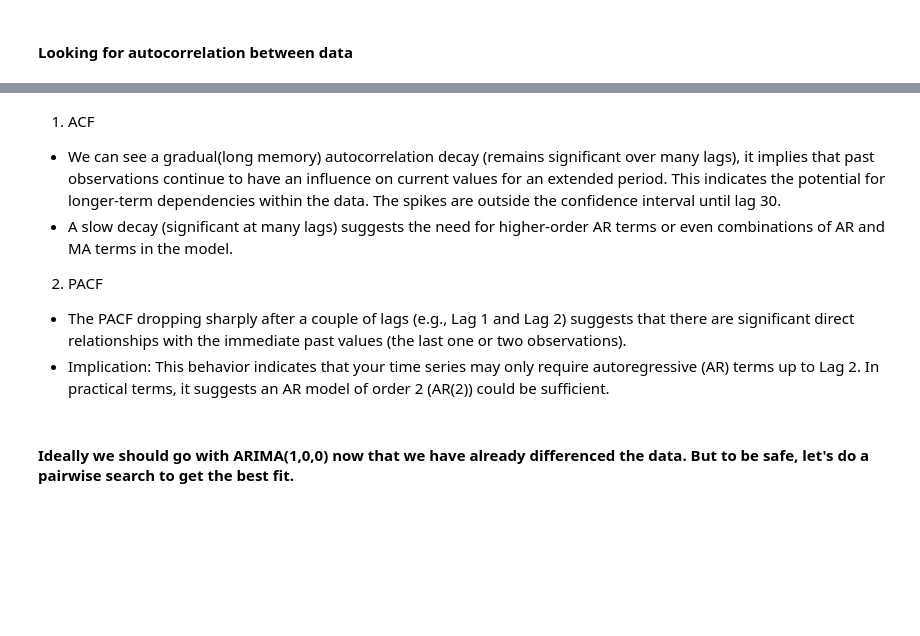
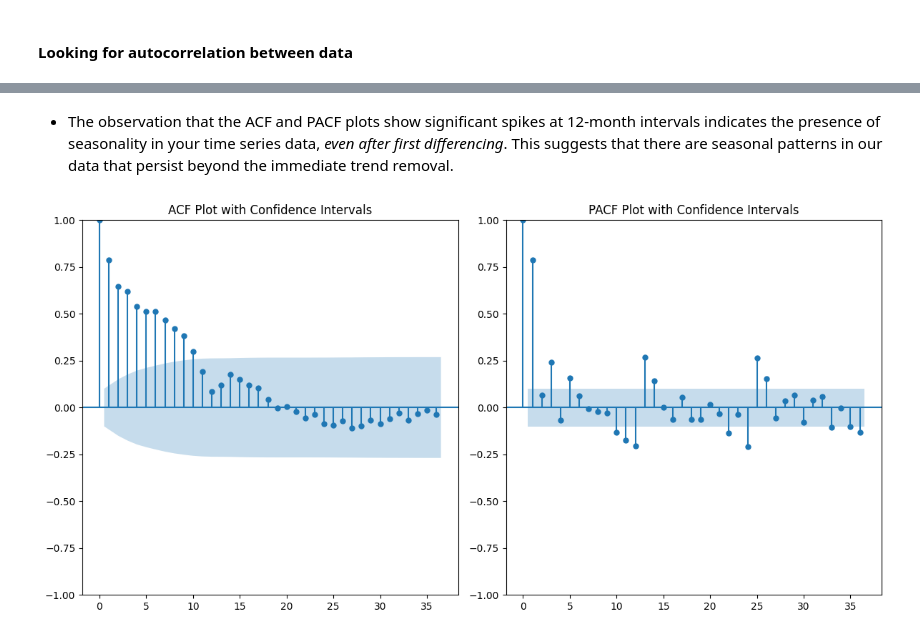
Before and after one commit to snehsuresh/llm-forecasting-ccb, a Jupyter notebook: experiment.ipynb, the cells around one changed output, grey strips where cells are left out. Drawn from its saved outputs; the diff is of its cells as text; code cells hidden in the pictures; blank space fills up the shorter version.

```diff
--- a/experiment.ipynb
+++ b/experiment.ipynb
@@ -152,10 +154,21 @@ plt.show()
-# %% [markdown]
-1. ACF
-- We can see a gradual(long memory) autocorrelation decay (remains significant over many lags), it implies that past observations continue to have an influence on current values for an extended period. This indicates the potential for longer-term dependencies within the data. The spikes are outside the confidence interval until lag 30.
-- A slow decay (significant at many lags) suggests the need for higher-order AR terms or even combinations of AR and MA terms in the model.
-
-2. PACF
-- The PACF dropping sharply after a couple of lags (e.g., Lag 1 and Lag 2) suggests that there are significant direct relationships with the immediate past values (the last one or two observations).
-- Implication: This behavior indicates that your time series may only require autoregressive (AR) terms up to Lag 2. In practical terms, it suggests an AR model of order 2 (AR(2)) could be sufficient.
-# %% [markdown]
-#### Ideally we should go with ARIMA(1,0,0) now that we have already differenced the data. But to be safe, let's do a pairwise search to get the best fit.
+# %% [markdown]
+- The observation that the ACF and PACF plots show significant spikes at 12-month intervals indicates the presence of seasonality in your time series data, *even after first differencing*. This suggests that there are seasonal patterns in our data that persist beyond the immediate trend removal.
+# %%
+plt.figure(figsize=(12, 6))
+
+plt.subplot(1, 2, 1)
+plot_acf(
+    df["Seasonal Difference"].dropna(), lags=36, ax=plt.gca(), alpha=0.05
+)
+plt.title("ACF Plot with Confidence Intervals")
+
+plt.subplot(1, 2, 2)
+plot_pacf(
+    df["Seasonal Difference"].dropna(), lags=36, ax=plt.gca(), alpha=0.05
+)
+plt.title("PACF Plot with Confidence Intervals")
+
+plt.tight_layout()
+plt.show()
+# %% [output]
+[figure, added]
```
Also changed, not shown: parts of 24 cells of this notebook, 1 other file.
